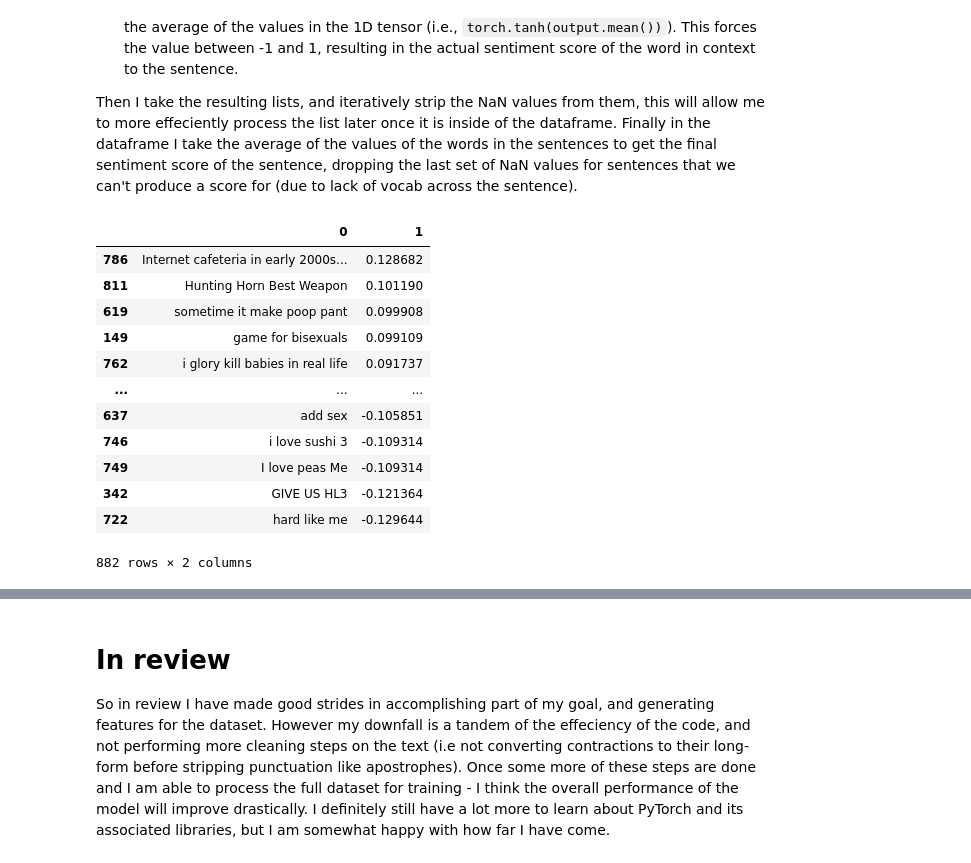
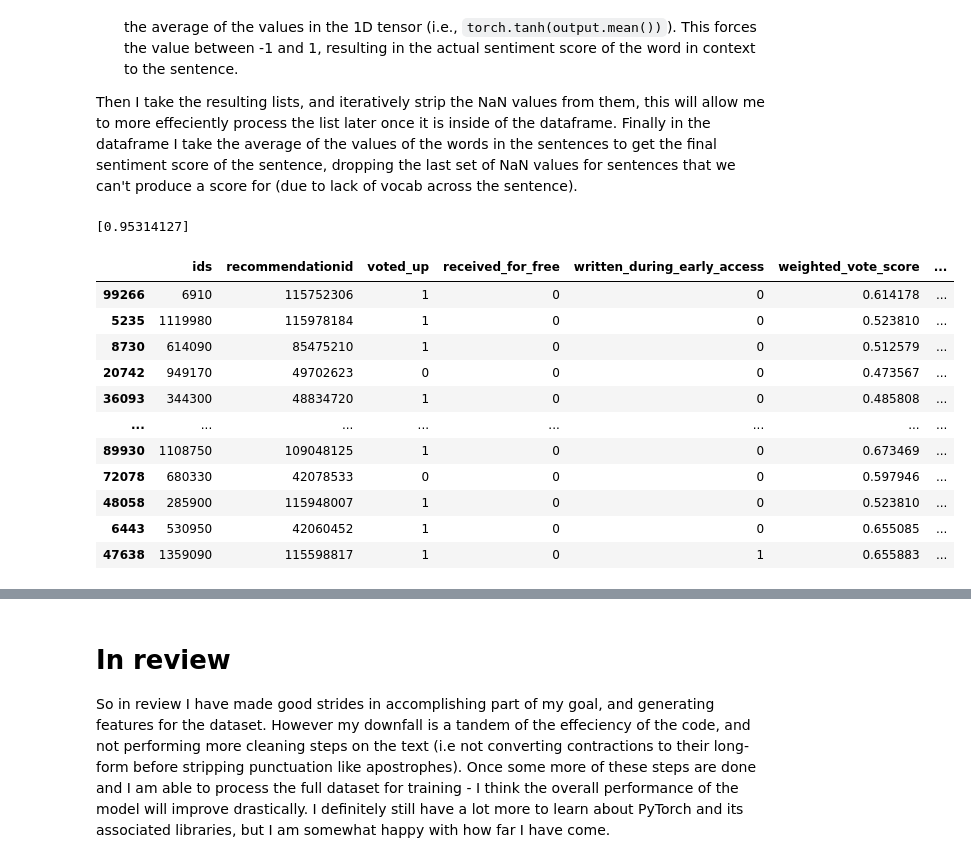
Before and after one commit to EmberAnimus/DSC410, a Jupyter notebook: Final Project/Milestone 3.ipynb, the cells around one changed output, grey strips where cells are left out. Cells and saved outputs as stored; diff of their text form; code cells hidden in the pictures.

```diff
--- a/Final Project/Milestone 3.ipynb
+++ b/Final Project/Milestone 3.ipynb
@@ -139,6 +149,10 @@ import torch.nn.functional as F
 class SentimentCNN(nn.Module):
     def __init__(self, vocab_size, embedding_dim, n_filters, filter_sizes, output_dim, dropout):
         super().__init__()
+        seed = 42
+        torch.manual_seed(seed)
+        if torch.cuda.is_available():
+            torch.cuda.manual_seed(seed)
 
         self.embedding = nn.Embedding(vocab_size, embedding_dim)
         self.convs = nn.ModuleList([
@@ -169,3 +183,6 @@ class SentimentCNN(nn.Module):
         out = self.fc(cat)
 
         return out
+# %%
+train_data_loader = torch.utils.data.DataLoader(train_data, batch_size=128, shuffle=True)
+test_data_loader = torch.utils.data.DataLoader(test_data, batch_size=128)
@@ -301,20 +322,50 @@ temp_df = pd.DataFrame([filtered_df['review'][:1000].values, predict_sentiment(f
+# %%
+import concurrent.futures
+
+def batch_predict_sentiment(df, batch_size):
+    # Reset the index of the DataFrame
+    df = df.reset_index(drop=True)
+    vocab = train_data.get_vocab()
+    # Split the DataFrame into batches
+    num_batches = int(np.ceil(len(df) / batch_size))
+    batches = np.array_split(df, num_batches)
+
+    # Create a ThreadPoolExecutor with a maximum of 4 worker threads
+    with concurrent.futures.ThreadPoolExecutor(max_workers=5) as executor:
+        # Submit each batch to the executor and store the Future objects
+        futures = [executor.submit(predict_sentiment, batch, vocab) for batch in tqdm(batches, desc='Submitting Batches', total=num_batches)]
+
+        # Wait for all the Future objects to complete and get their results
+        results = [future.result() for future in tqdm(concurrent.futures.as_completed(futures), desc='Getting Results', total=num_batches)]
+
+    # Flatten the list of results
+    results = [sentiment for batch_sentiments in results for sentiment in batch_sentiments]
+
+    # Return the results as a new column in the original DataFrame
+    df['sentiments'] = results
+    return df
+# %%
+import cProfile
+temp_df = filtered_df
+batch_size = 5000
+temp_df = batch_predict_sentiment(temp_df, batch_size)
 # %%
-temp_df = temp_df.transpose()
-temp_df[1] = temp_df[1].apply(lambda x: np.mean(np.array(x)))
+print(temp_df.head(1)['sentiments'].values)
+temp_df['sentiments'] = temp_df['sentiments'].apply(lambda x: np.mean(x))
 temp_df.dropna(inplace=True)
-display(temp_df.sort_values(1, ascending=False))
-display(temp_df[1].describe())
+temp_df.sort_values(by='sentiments', ascending=False, inplace=True)
+display(temp_df)
 # %% [output]
+[0.95314127]
-|  | 0 | 1 |
-| 786 | Internet cafeteria in early 2000s... | 0.128682 |
-| 811 | Hunting Horn Best Weapon | 0.101190 |
-| 619 | sometime it make poop pant | 0.099908 |
-| 149 | game for bisexuals | 0.099109 |
-| 762 | i glory kill babies in real life | 0.091737 |
-| ... | ... | ... |
-| 637 | add sex | -0.105851 |
-| 746 | i love sushi 3 | -0.109314 |
-| 749 | I love peas Me | -0.109314 |
-| 342 | GIVE US HL3 | -0.121364 |
-| 722 | hard like me | -0.129644 |
+|  | ids | recommendationid | voted_up | received_for_free | written_during_early_access | weighted_vote_score | ... |
+| 99266 | 6910 | 115752306 | 1 | 0 | 0 | 0.614178 | ... |
+| 5235 | 1119980 | 115978184 | 1 | 0 | 0 | 0.523810 | ... |
+| 8730 | 614090 | 85475210 | 1 | 0 | 0 | 0.512579 | ... |
+| 20742 | 949170 | 49702623 | 0 | 0 | 0 | 0.473567 | ... |
+| 36093 | 344300 | 48834720 | 1 | 0 | 0 | 0.485808 | ... |
+| ... | ... | ... | ... | ... | ... | ... | ... |
+| 89930 | 1108750 | 109048125 | 1 | 0 | 0 | 0.673469 | ... |
+| 72078 | 680330 | 42078533 | 0 | 0 | 0 | 0.597946 | ... |
+| 48058 | 285900 | 115948007 | 1 | 0 | 0 | 0.523810 | ... |
+| 6443 | 530950 | 42060452 | 1 | 0 | 0 | 0.655085 | ... |
+| 47638 | 1359090 | 115598817 | 1 | 0 | 1 | 0.655883 | ... |
-882 rows × 2 columns
```
Also changed, not shown: parts of 9 cells of this notebook, 5 other files.
